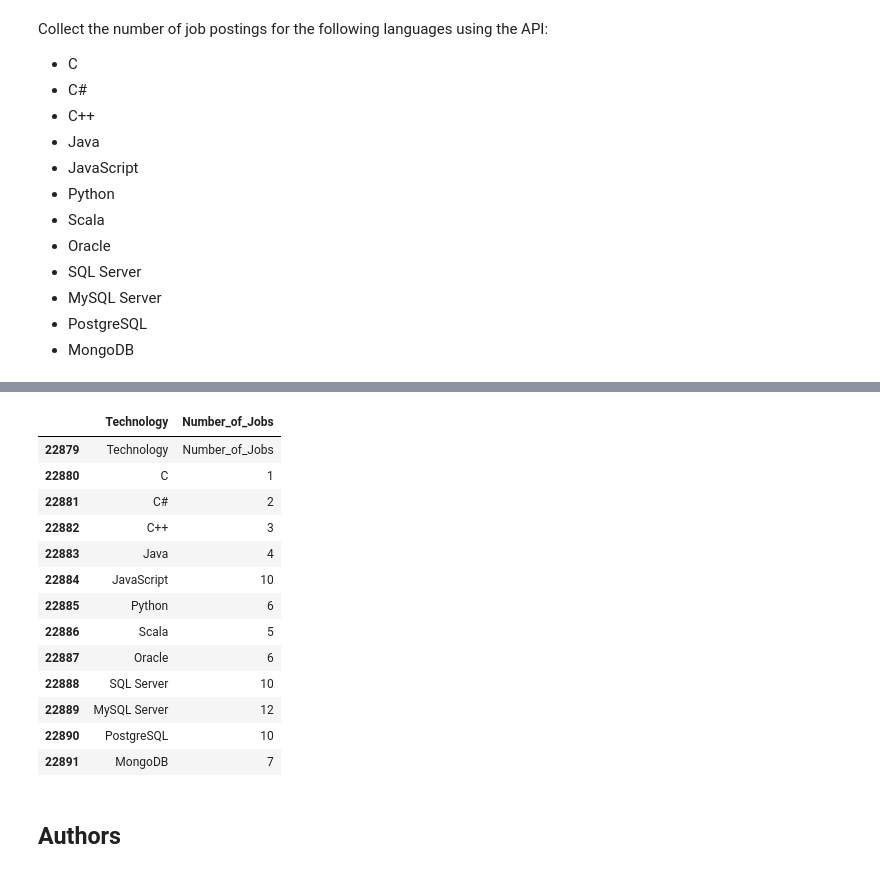
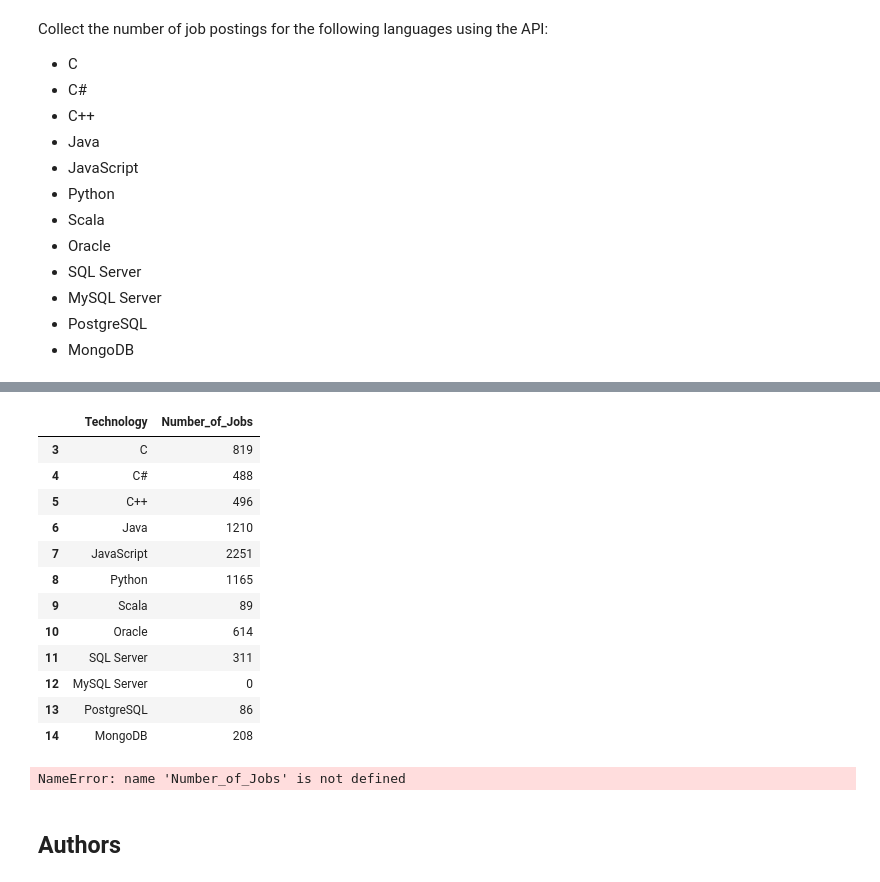
Before and after one commit to Speerfish/IBM-Professional-Data-Analyst-Professional-Certificate, a Jupyter notebook: IBM Data Analyst Capstone/Collecting_job_data_using_APIs-Lab.ipynb, the cells around one changed output, grey strips where cells are left out. Cells and saved outputs as stored; diff of their text form; code cells hidden in the pictures.

```diff
--- a/IBM Data Analyst Capstone/Collecting_job_data_using_APIs-Lab.ipynb
+++ b/IBM Data Analyst Capstone/Collecting_job_data_using_APIs-Lab.ipynb
@@ -290,17 +322,16 @@ tech_jobs_data
-# %%
-tech_jobs_data.tail(13)
-# %% [output]
-|  | Technology | Number_of_Jobs |
-| 22879 | Technology | Number_of_Jobs |
-| 22880 | C | 1 |
-| 22881 | C# | 2 |
-| 22882 | C++ | 3 |
-| 22883 | Java | 4 |
-| 22884 | JavaScript | 10 |
-| 22885 | Python | 6 |
-| 22886 | Scala | 5 |
-| 22887 | Oracle | 6 |
-| 22888 | SQL Server | 10 |
-| 22889 | MySQL Server | 12 |
-| 22890 | PostgreSQL | 10 |
-| 22891 | MongoDB | 7 |
+# %%
+tech.tail(12)
+# %% [output]
+|  | Technology | Number_of_Jobs |
+| 3 | C | 819 |
+| 4 | C# | 488 |
+| 5 | C++ | 496 |
+| 6 | Java | 1210 |
+| 7 | JavaScript | 2251 |
+| 8 | Python | 1165 |
+| 9 | Scala | 89 |
+| 10 | Oracle | 614 |
+| 11 | SQL Server | 311 |
+| 12 | MySQL Server | 0 |
+| 13 | PostgreSQL | 86 |
+| 14 | MongoDB | 208 |
@@ -307,3 +340,17 @@ tech_jobs_data.tail(13)
+# %%
+import matplotlib.pyplot as plt
+import pandas as pd
+file = pd.read_excel('github-job-postings(4).xlsx')
+file = file.sort_values("Number_of_Jobs, ascending=False)
+fig = plt.figure(figsize = (18, 10))
+x_axis = file['Technology']
+y_axis = file['Number_of_Jobs']
+plt.bar(x_axis, y_axis, width=.2)
+plt.xlabel("Language")
+plt.ylabel("Number of Jobs")
+plt.show()
+# %% [output]
+NameError: name 'Number_of_Jobs' is not defined
 # %% [markdown]
 ## Authors
 # %% [markdown]
```
Also changed, not shown: parts of 14 cells of this notebook.
